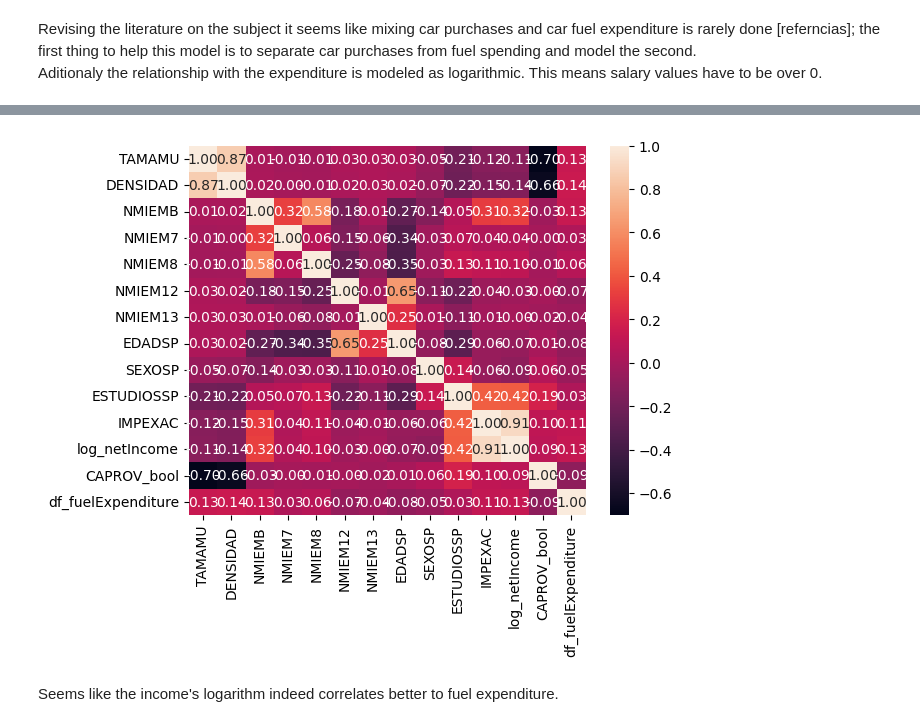
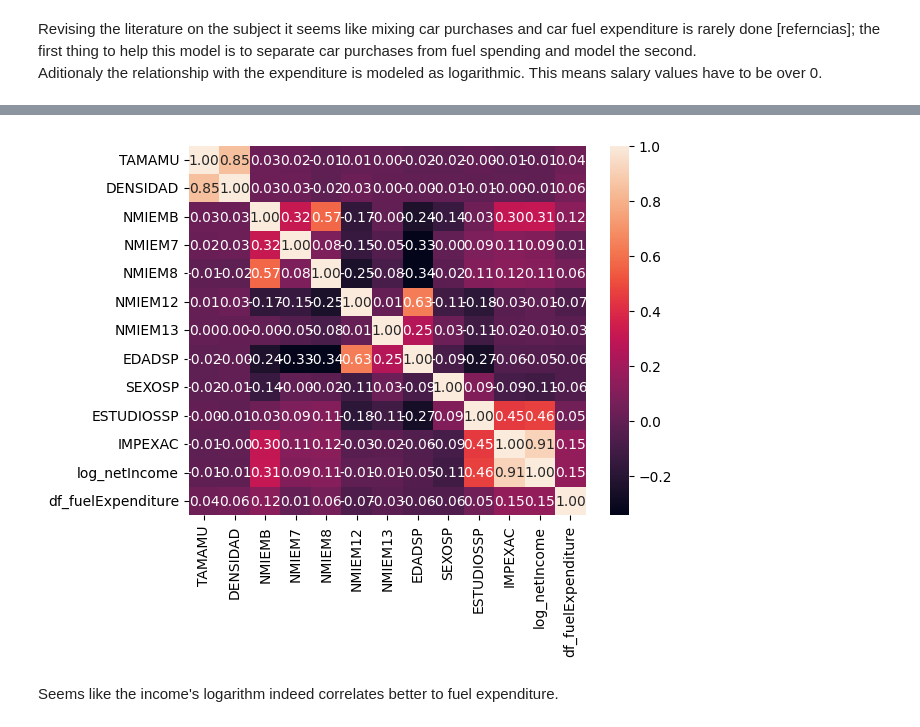
Before and after one commit to keilagg/HouseholdBudgetSurvey_, a Jupyter notebook: Project_1_kgg.ipynb, the cells around one changed output, grey strips where cells are left out. Drawn from its saved outputs; the diff is of its cells as text; code cells hidden in the pictures.

```diff
--- a/Project_1_kgg.ipynb
+++ b/Project_1_kgg.ipynb
@@ -1587,14 +1827,18 @@ def split_fit_linearModel(control_X, response_y, test_size=.3, rand_state=42):
 
     print(f'The test score is {test_score} and the train score is {train_score}')
     return test_score, train_score
+# %%
+# Drop null values for newly created response
+for year in df_dict_keys:
+    dict_df_HBS_urban[year].dropna(axis = 0, inplace = True)
 # %%
 # Create x matrix and y vector
 for year in df_dict_keys:
-    y = dict_df_HBS[year].loc[:,'carMobility']
-    X = dict_df_HBS[year].loc[:,['TAMAMU', 'DENSIDAD',
+    y = dict_df_HBS_urban[year].loc[:,'carMobility']
+    X = dict_df_HBS_urban[year].loc[:,['TAMAMU', 'DENSIDAD',
                                 'NMIEMB', 'NMIEM7', 'NMIEM8', 'NMIEM12',
                                 'NMIEM13', 'EDADSP', 'SEXOSP', 'ESTUDIOSSP' ,
-                                'IMPEXAC', 'CAPROV_bool']]
+                                'IMPEXAC']]
     # Run model
     split_fit_linearModel(X,y)
 # %% [output]
@@ -1611,5 +1855,5 @@ Aditionaly the relationship with the expenditure is modeled as logarithmic. This
 # %%
 # Modify response variable
 for year in df_dict_keys:
-    dict_df_HBS[year]['df_fuelExpenditure'] = dict_df_HBS[year]['code_07221']
-    + dict_df_HBS[year]['code_07222'] + dict_df_HBS[year]['code_07223']
+    dict_df_HBS_urban[year]['df_fuelExpenditure'] = dict_df_HBS_urban[year]['code_07221']
+    + dict_df_HBS_urban[year]['code_07222'] + dict_df_HBS_urban[year]['code_07223']
@@ -1617,7 +1873,7 @@ for year in df_dict_keys:
 # Select households with salary higher than 0
 new_dfs = []
 for year in df_dict_keys:
-    df = dict_df_HBS[year].loc[dict_df_HBS[year]['IMPEXAC'] > 0]
+    df = dict_df_HBS_urban[year].loc[dict_df_HBS_urban[year]['IMPEXAC'] > 0]
     new_dfs.append(df)
 dict_df_EPFSalaries = dict(zip(df_dict_keys, new_dfs))
 # %%
@@ -1627,13 +1883,13 @@ for year in df_dict_keys:
 # %%
 # Look at correlation matrix
 df_ = dict_df_EPFSalaries['2020'].loc[:, ['TAMAMU', 'DENSIDAD',
     'NMIEMB', 'NMIEM7', 'NMIEM8', 'NMIEM12',
     'NMIEM13', 'EDADSP', 'SEXOSP', 'ESTUDIOSSP' ,
-    'IMPEXAC', 'log_netIncome', 'CAPROV_bool', 'df_fuelExpenditure']]
+    'IMPEXAC', 'log_netIncome', 'df_fuelExpenditure']]
 
 sns.heatmap(df_.corr(), annot=True, fmt=".2f");
 # %% [output]
-[figure, old version]
+[figure, new version]
 # %% [markdown]
 Seems like the income's logarithm indeed correlates better to fuel expenditure.
 # %%
```
Also changed, not shown: parts of 210 cells of this notebook, 4 other files.
